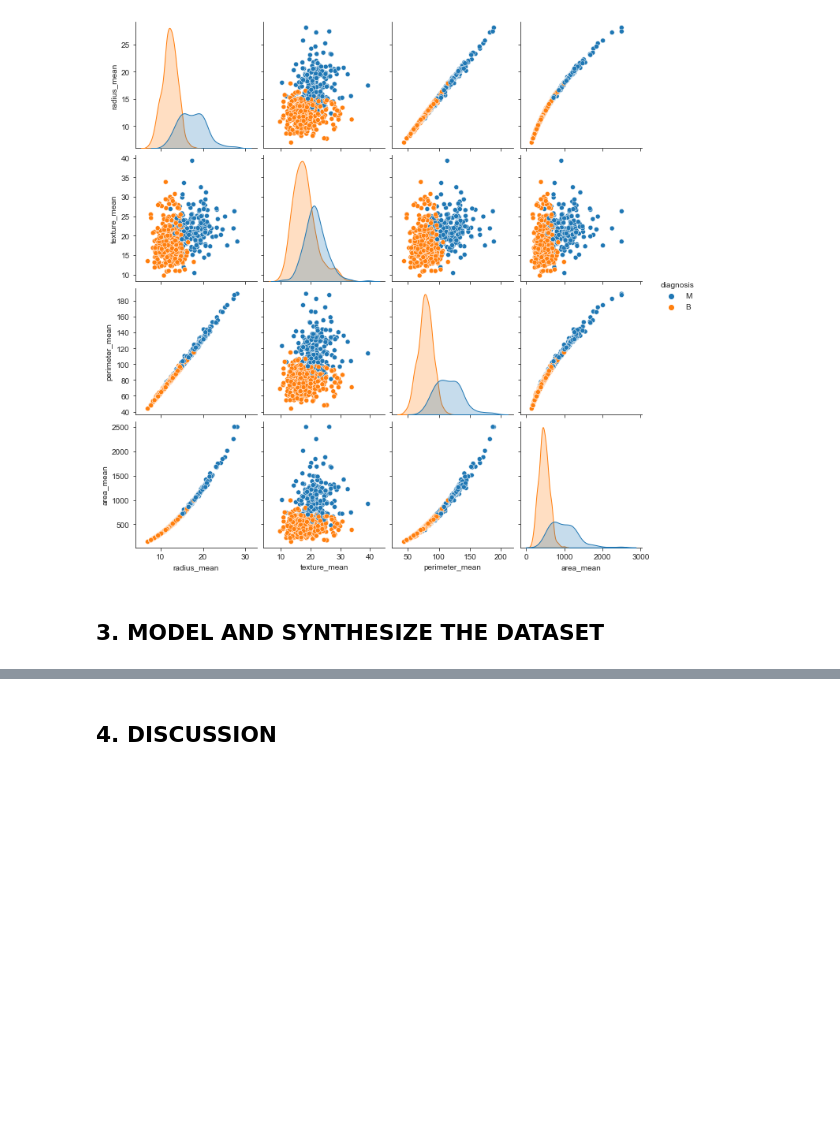
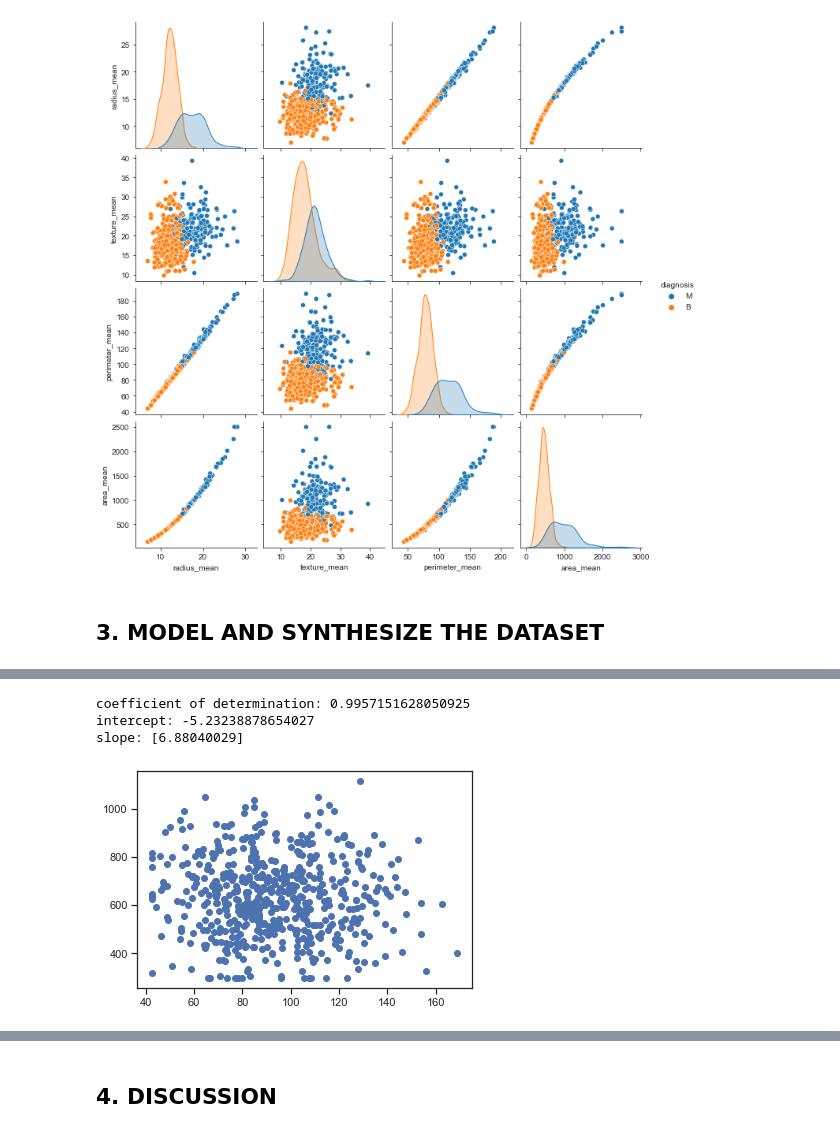
Before and after one commit to RobVergano/PDA22, a Jupyter notebook: Project 1 PDA 2022.ipynb, the cells around one changed output, grey strips where cells are left out. Drawn from its saved outputs; the diff is of its cells as text; code cells hidden in the pictures; blank space fills up the shorter version.

```diff
--- a/Project 1 PDA 2022.ipynb
+++ b/Project 1 PDA 2022.ipynb
@@ -271,0 +424,36 @@ data[:10]
+# %%
+import numpy as np
+from sklearn.linear_model import LinearRegression
+
+
+x = np.array(df["radius_mean"]).reshape((-1, 1))
+y = np.array(df["perimeter_mean"])
+
+rm_test = np.array(ds["radius_mean"]).reshape((-1,1))
+pm_test = np.array(ds["perimeter_mean"]).reshape((-1,1))
+
+model = LinearRegression()
+
+model.fit(x, y)
+
+model = LinearRegression().fit(x, y)
+
+r_sq = model.score(x, y)
+
+print(f"coefficient of determination: {r_sq}")
+
+print(f"intercept: {model.intercept_}")
+
+print(f"slope: {model.coef_}")
+
+rm_pred = model.predict(rm_test)
+#print(f"predicted response:\n{y_pred}")
+pm_pred = model.predict(pm_test)
+
+plt.scatter(rm_pred,pm_pred)
+plt.show()
+# %% [output]
+coefficient of determination: 0.9957151628050925
+intercept: -5.23238878654027
+slope: [6.88040029]
+[figure, added]
```
Also changed, not shown: parts of 22 cells of this notebook.
